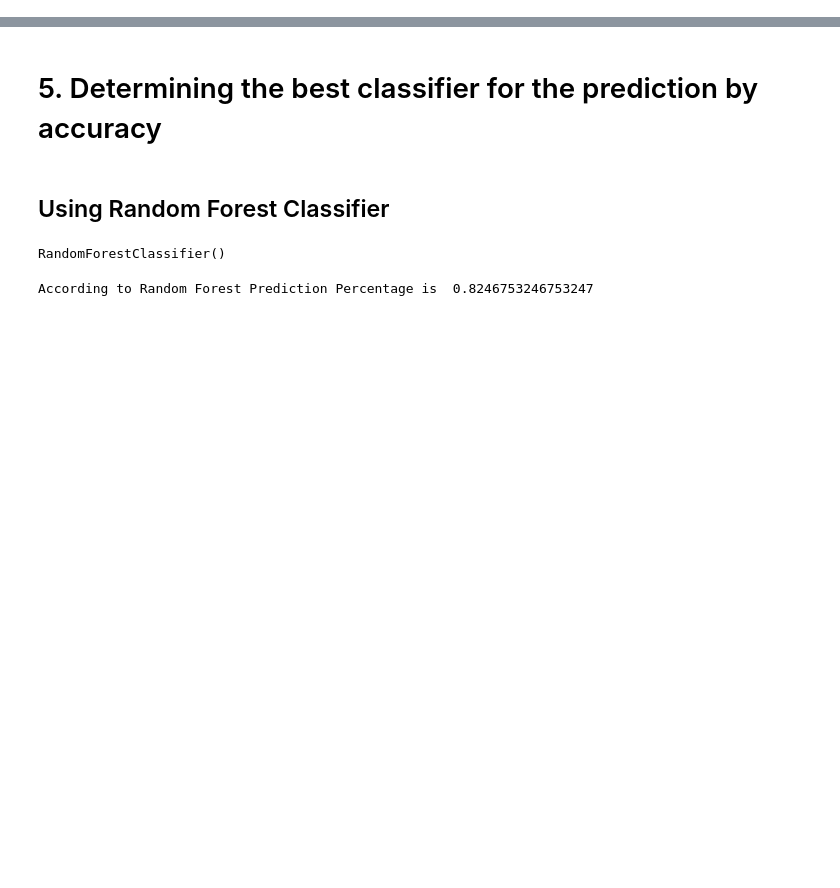
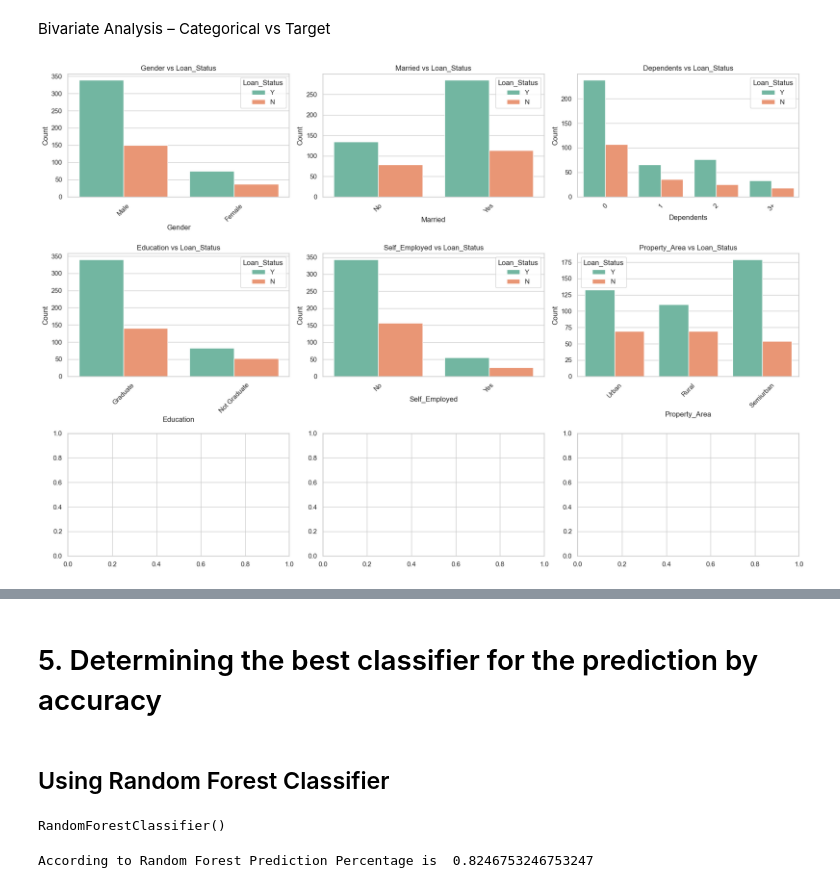
Before and after one commit to mechadns/loan-amount-prediction, a Jupyter notebook: Loan Amount Prediction.ipynb, the cells around one changed output, grey strips where cells are left out. Drawn from its saved outputs; the diff is of its cells as text; code cells hidden in the pictures; blank space fills up the shorter version.

```diff
--- a/Loan Amount Prediction.ipynb
+++ b/Loan Amount Prediction.ipynb
@@ -70,0 +353,18 @@ memory usage: 62.5+ KB
+# %% [markdown]
+Bivariate Analysis – Categorical vs Target
+# %%
+# Relationship between categorical features and Loan_Status
+fig, axes = plt.subplots(nrows=3, ncols=3, figsize=(18,12))
+axes = axes.flatten()
+
+for i, col in enumerate(categorical_cols):
+    sns.countplot(data=train_df, x=col, hue='Loan_Status', palette='Set2', ax=axes[i])
+    axes[i].set_title(f"{col} vs Loan_Status")
+    axes[i].set_ylabel("Count")
+    axes[i].set_xlabel(col)
+    axes[i].tick_params(axis='x', rotation=45)
+
+plt.tight_layout()
+plt.show()
+# %% [output]
+[figure, added]
```
Also changed, not shown: parts of 69 cells of this notebook, 1 other file.
